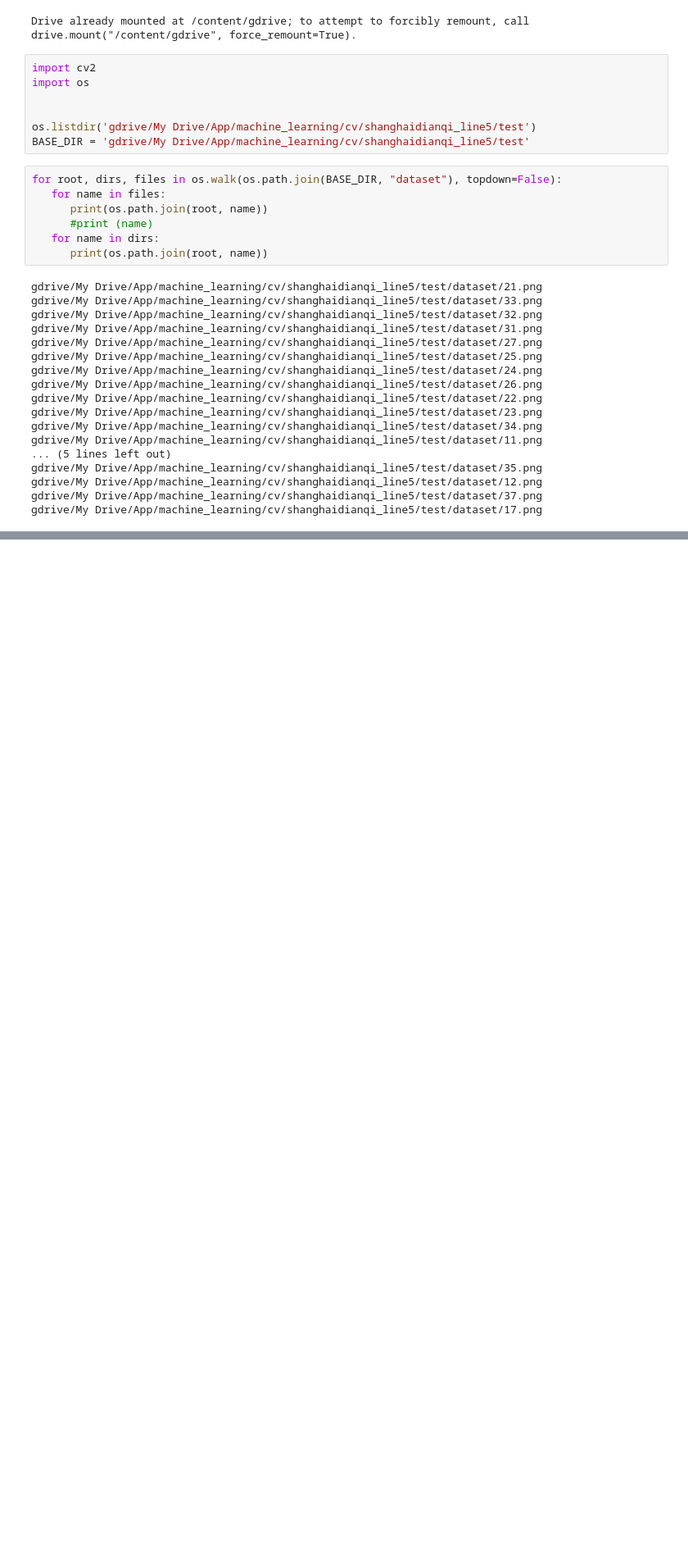
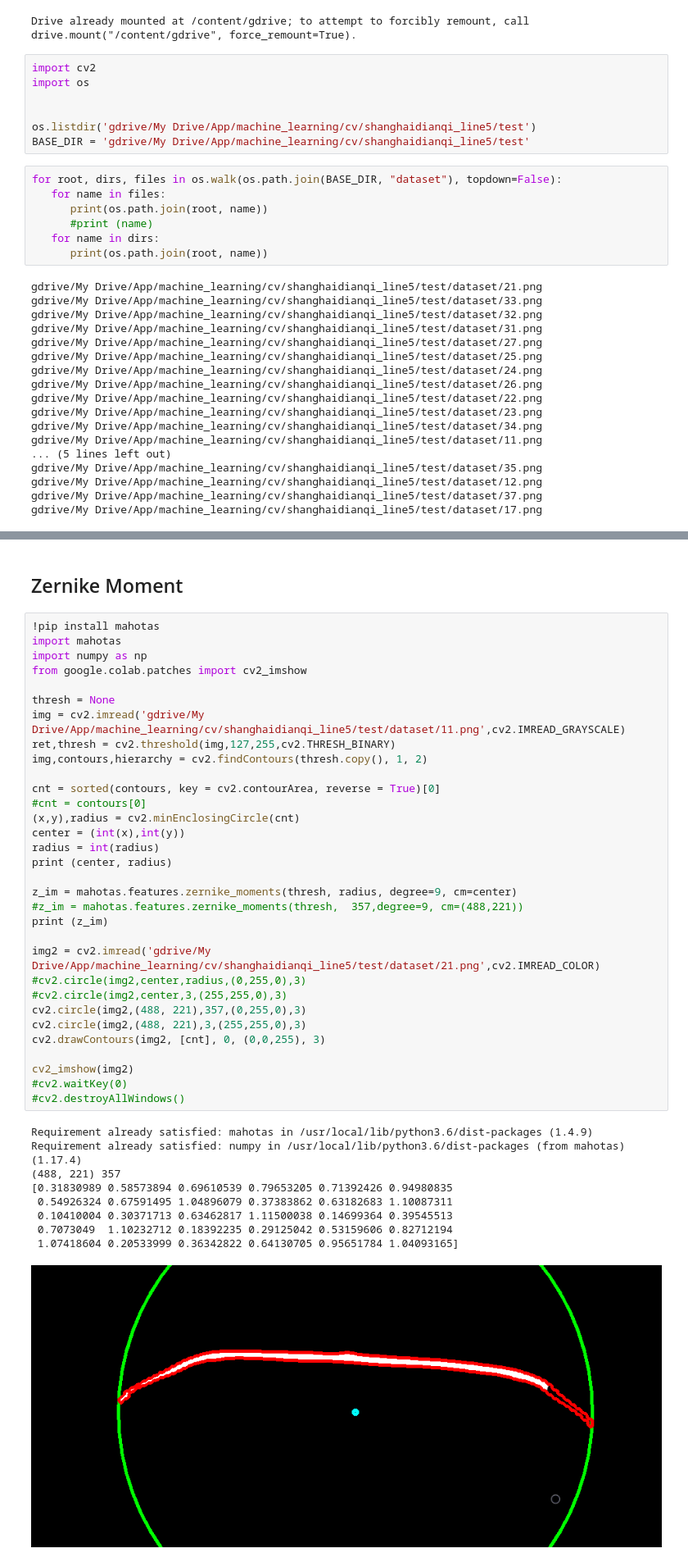
Before and after one commit to mashuai191/machine_learning, a Jupyter notebook: computer_vision/matchShape.ipynb, the cells around one changed output, grey strips where cells are left out. Shown at 82% size. Saved outputs shown, nothing was run; the diff lists cells and outputs as text; blank space fills up the shorter version.

```diff
--- a/computer_vision/matchShape.ipynb
+++ b/computer_vision/matchShape.ipynb
@@ -176,0 +156,44 @@ print (d23)
+# %% [markdown]
+## Zernike Moment
+# %%
+!pip install mahotas
+import mahotas
+import numpy as np
+from google.colab.patches import cv2_imshow
+
+thresh = None
+img = cv2.imread('gdrive/My Drive/App/machine_learning/cv/shanghaidianqi_line5/test/dataset/11.png',cv2.IMREAD_GRAYSCALE)
+ret,thresh = cv2.threshold(img,127,255,cv2.THRESH_BINARY)
+img,contours,hierarchy = cv2.findContours(thresh.copy(), 1, 2)
+
+cnt = sorted(contours, key = cv2.contourArea, reverse = True)[0]
+#cnt = contours[0]
+(x,y),radius = cv2.minEnclosingCircle(cnt)
+center = (int(x),int(y))
+radius = int(radius)
+print (center, radius)
+
+z_im = mahotas.features.zernike_moments(thresh, radius, degree=9, cm=center)
+#z_im = mahotas.features.zernike_moments(thresh,  357,degree=9, cm=(488,221))
+print (z_im)
+
+img2 = cv2.imread('gdrive/My Drive/App/machine_learning/cv/shanghaidianqi_line5/test/dataset/21.png',cv2.IMREAD_COLOR)
+#cv2.circle(img2,center,radius,(0,255,0),3)
+#cv2.circle(img2,center,3,(255,255,0),3)
+cv2.circle(img2,(488, 221),357,(0,255,0),3)
+cv2.circle(img2,(488, 221),3,(255,255,0),3)
+cv2.drawContours(img2, [cnt], 0, (0,0,255), 3)
+
+cv2_imshow(img2)
+#cv2.waitKey(0)
+#cv2.destroyAllWindows()
+# %% [output]
+Requirement already satisfied: mahotas in /usr/local/lib/python3.6/dist-packages (1.4.9)
+Requirement already satisfied: numpy in /usr/local/lib/python3.6/dist-packages (from mahotas) (1.17.4)
+(488, 221) 357
+[0.31830989 0.58573894 0.69610539 0.79653205 0.71392426 0.94980835
+ 0.54926324 0.67591495 1.04896079 0.37383862 0.63182683 1.10087311
+ 0.10410004 0.30371713 0.63462817 1.11500038 0.14699364 0.39545513
+ 0.7073049  1.10232712 0.18392235 0.29125042 0.53159606 0.82712194
+ 1.07418604 0.20533999 0.36342822 0.64130705 0.95651784 1.04093165]
+[figure, added]
```
Also changed, not shown: parts of 25 cells of this notebook.
